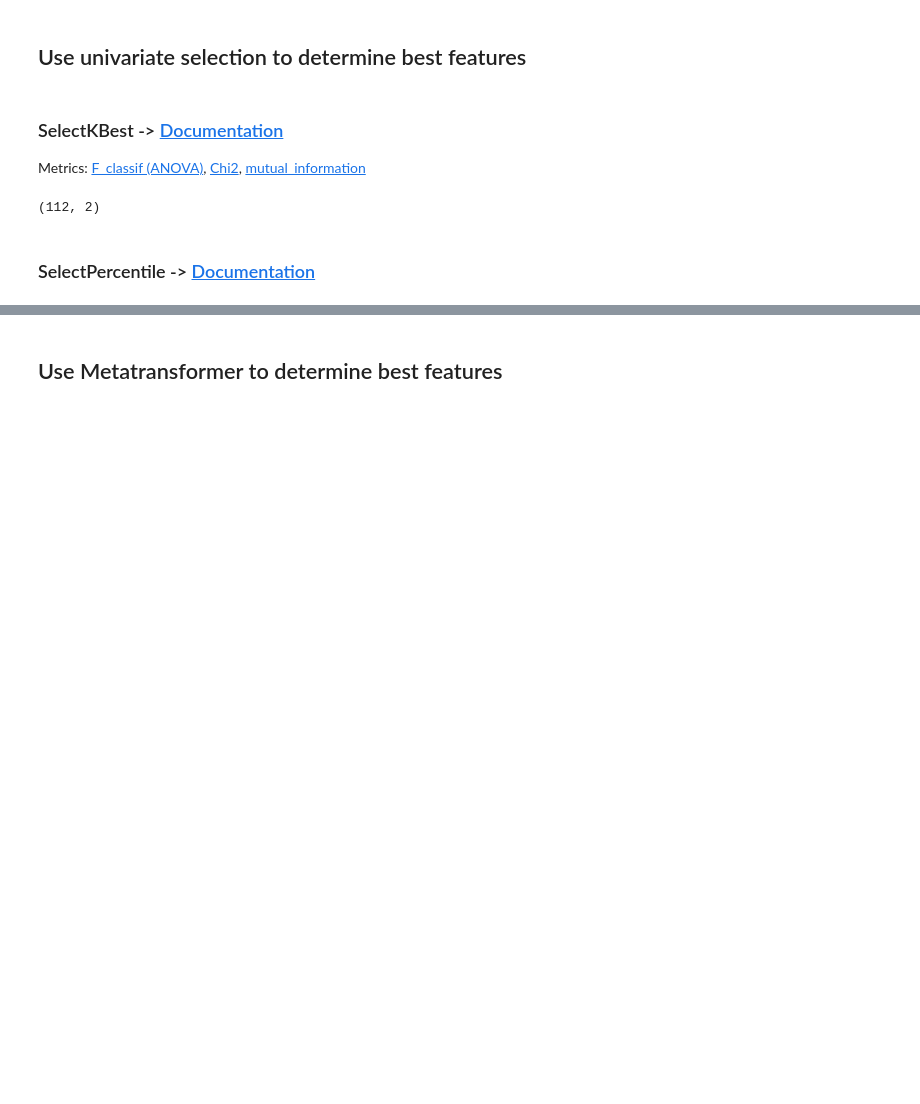
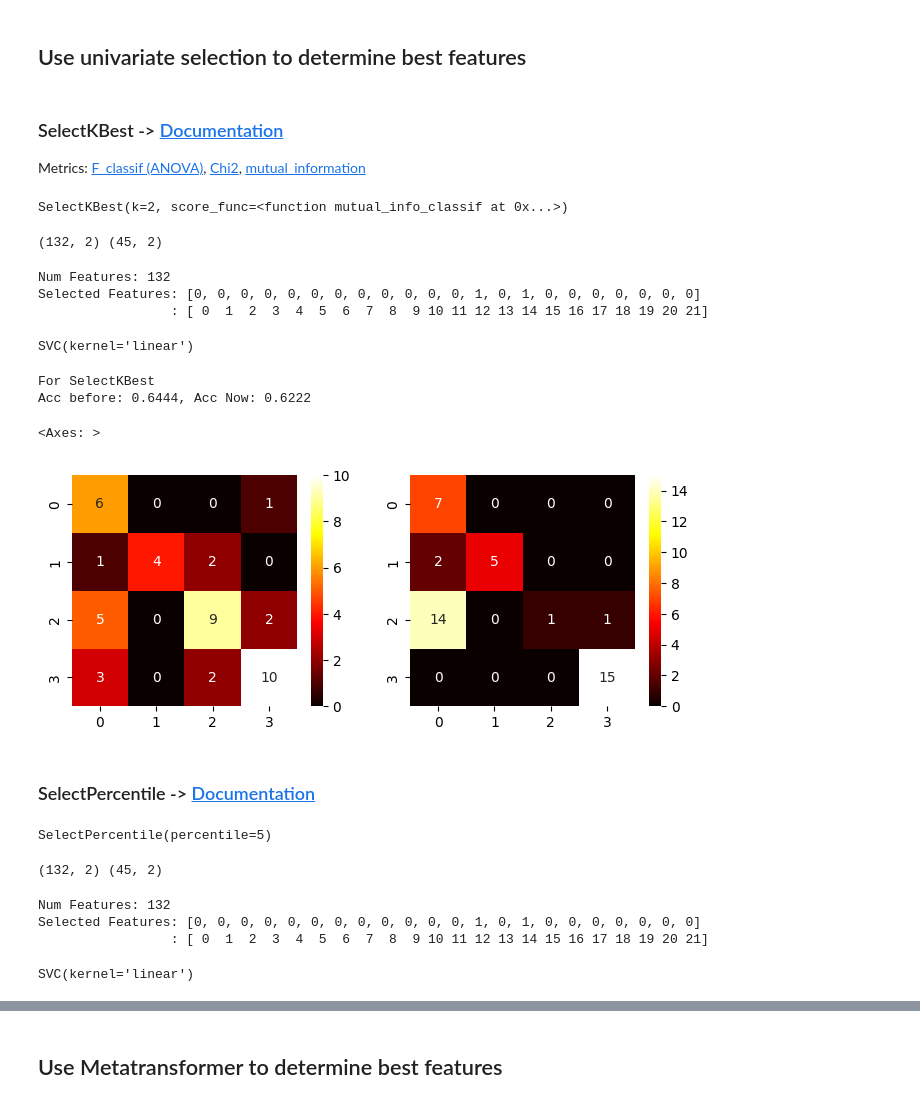
Before and after one commit to EddyTheSaint/ML_J10, a Jupyter notebook: Sem_8/Feature_selection.ipynb, the cells around one changed output, grey strips where cells are left out. Drawn from its saved outputs; the diff is of its cells as text; code cells hidden in the pictures; blank space fills up the shorter version.

Commit message:
Updated feature selection and PCA

```diff
--- a/Sem_8/Feature_selection.ipynb
+++ b/Sem_8/Feature_selection.ipynb
@@ -141,20 +147,31 @@ Acc before: 0.644, Acc Now: 0.622
 
 Metrics: [F_classif (ANOVA)](https://scikit-learn.org/stable/modules/generated/sklearn.feature_selection.f_classif.html#sklearn.feature_selection.f_classif), [Chi2](https://scikit-learn.org/stable/modules/generated/sklearn.feature_selection.chi2.html#sklearn.feature_selection.chi2), [mutual_information](https://scikit-learn.org/stable/modules/generated/sklearn.feature_selection.mutual_info_classif.html#sklearn.feature_selection.mutual_info_classif)
 # %%
-from sklearn.feature_selection import SelectKBest, f_classif, chi2 #ANOVA
+from sklearn.feature_selection import SelectKBest, f_classif, chi2, mutual_info_classif #ANOVA
 
-skb = SelectKBest( _ , k = _ )
-skb.fit( _ , _ )
-
-best_train = _
-best_test = _
-
-print (best_train.shape)
+skb = SelectKBest( mutual_info_classif , k = 2 )
+skb.fit( X_train , y_train )
 # %% [output]
-(112, 2)
+SelectKBest(k=2, score_func=<function mutual_info_classif at 0x...>)
+# %%
+best_train = skb.fit_transform(X_train, y_train)
+best_test = skb.fit_transform(X_test, y_test)
+
+print (best_train.shape, best_test.shape)
+# %% [output]
+(132, 2) (45, 2)
 # %%
 print("Num Features: %d" % best_train.shape[0])
 print("Selected Features: %s" % np.array(skb.get_support(),dtype=int).tolist())
 print("                 : %s" % np.arange(22))
+# %% [output]
+Num Features: 132
+Selected Features: [0, 0, 0, 0, 0, 0, 0, 0, 0, 0, 0, 0, 1, 0, 1, 0, 0, 0, 0, 0, 0, 0]
+                 : [ 0  1  2  3  4  5  6  7  8  9 10 11 12 13 14 15 16 17 18 19 20 21]
 # %%
 # Retrain classifier on best features and make predictions
+svm_best = SVC(kernel='linear')
+
+svm_best.fit (best_train, y_train)
+# %% [output]
+SVC(kernel='linear')
@@ -167,18 +178,49 @@ print("For Recursive feature elimination")
+# %%
+# Make some predictions
+predictions = svm_best.predict(best_test)
+
+# Compute metrics
+acc_best = accuracy_score(y_test, predictions)
+cm_best  = confusion_matrix(y_test, predictions)
+
+print("For SelectKBest")
+print ("Acc before: {0:.4f}, Acc Now: {1:.4f}".format(acc, acc_best))
+_, axes = plt.subplots(1,2, figsize=(8,3))
+sns.heatmap(cm, annot=True, cmap='hot', ax=axes[0])
+sns.heatmap(cm_best, annot=True, cmap='hot', ax=axes[1])
+# %% [output]
+For SelectKBest
+Acc before: 0.6444, Acc Now: 0.6222
+<Axes: >
+[figure, added]
 # %% [markdown]
 ### SelectPercentile -> [Documentation](https://scikit-learn.org/stable/modules/generated/sklearn.feature_selection.SelectPercentile.html#sklearn.feature_selection.SelectPercentile)
 # %%
-from sklearn.feature_selection import SelectPercentile, f_classif, chi2 #ANOVA
+from sklearn.feature_selection import SelectPercentile, f_classif, chi2, mutual_info_classif #ANOVA
 
-spc = SelectPercentile( _ , percentile = _ )
-spc.fit( _ , _ )
-
-best_train =
-best_test =
-
-print (best_train.shape)
+spc = SelectPercentile( f_classif , percentile = 5)
+spc.fit( X_train , y_train )
+# %% [output]
+SelectPercentile(percentile=5)
+# %%
+best_train = spc.fit_transform(X_train, y_train)
+best_test = spc.fit_transform(X_test, y_test)
+
+print (best_train.shape, best_test.shape)
+# %% [output]
+(132, 2) (45, 2)
 # %%
 print("Num Features: %d" % best_train.shape[0])
-print("Selected Features: %s" % _ )
+print("Selected Features: %s" % np.array(spc.get_support(), dtype='uint8').tolist() )
 print("                 : %s" % np.arange(22))
+# %% [output]
+Num Features: 132
+Selected Features: [0, 0, 0, 0, 0, 0, 0, 0, 0, 0, 0, 0, 1, 0, 1, 0, 0, 0, 0, 0, 0, 0]
+                 : [ 0  1  2  3  4  5  6  7  8  9 10 11 12 13 14 15 16 17 18 19 20 21]
 # %%
 # Retrain classifier on best features and make predictions
+svm_best = SVC(kernel='linear')
+
+svm_best.fit(best_train, y_train)
+# %% [output]
+SVC(kernel='linear')
```
Also changed, not shown: parts of 10 cells of this notebook, 1 other file.
